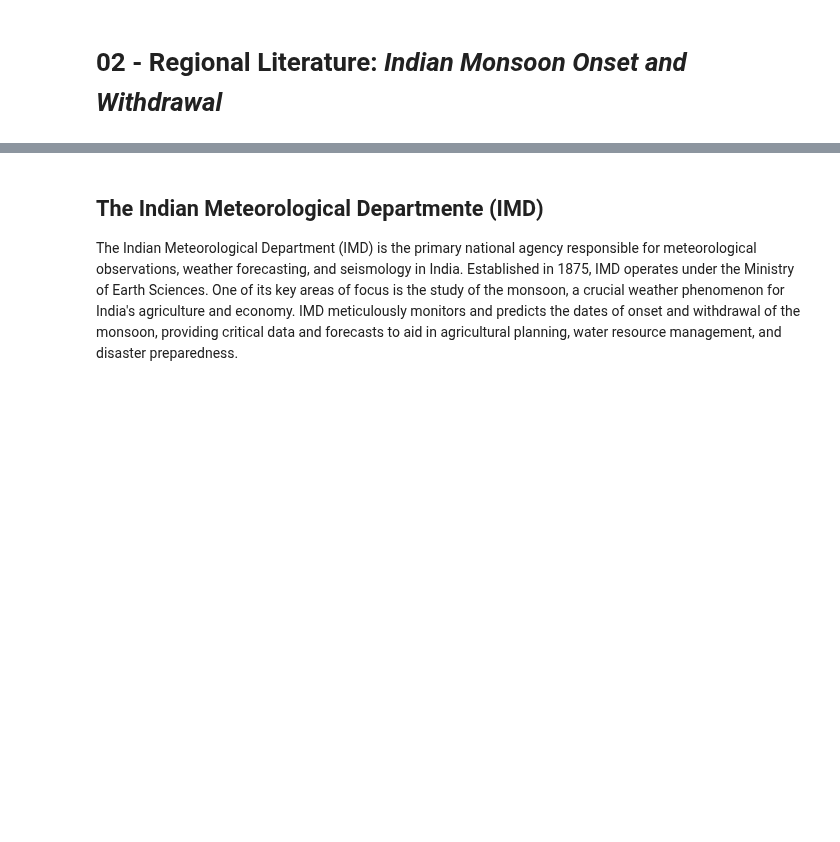
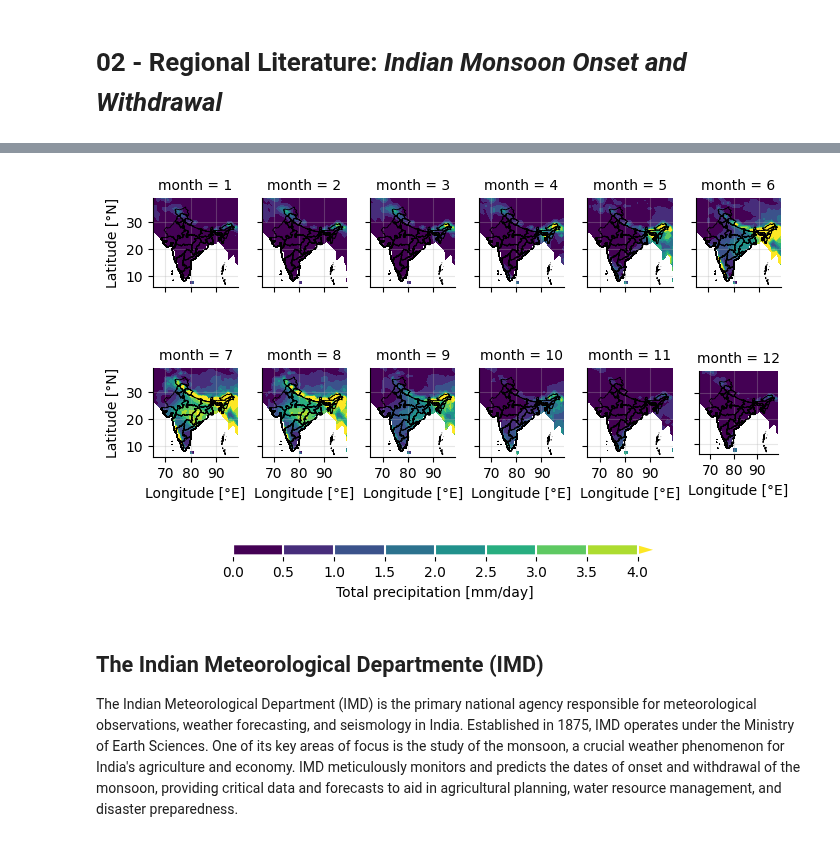
Before and after one commit to JGrassi97/XSeasonsDetect, a Jupyter notebook: notebooks/02_regional_literature.ipynb, the cells around one changed output, grey strips where cells are left out. Saved outputs shown, nothing was run; the diff lists cells and outputs as text; code cells hidden in the pictures; blank space fills up the shorter version.

```diff
--- a/notebooks/02_regional_literature.ipynb
+++ b/notebooks/02_regional_literature.ipynb
@@ -66,15 +66,19 @@ precipitation_data_monthly = precipitation_data.groupby('time.month').mean()
 # Renaming for better image display
 precipitation_data_monthly = precipitation_data_monthly.rename('Total precipitation [mm/day]')
 # %%
+mm = 1/25.4
+
 # Plotting
-plot = precipitation_data_monthly.plot.contourf(col='month', col_wrap=3, figsize=(8,9), add_colorbar = False, vmin=0, vmax=4, levels=9)
+plot = precipitation_data_monthly.plot.contourf(col='month', col_wrap=6, figsize=(180*mm,100*mm), add_colorbar = False, vmin=0, vmax=4, levels=9)
 
 # Applying the standard format function for better display of xarray plot
 standard_format( plot,
                  country_boundary   = country_boundary,
-                 # world_boundary     = world_boundary,
+                 #world_boundary     = world_boundary,
                  custom_cbar        = True
                 )
+# %% [output]
+[figure, added]
 # %% [markdown]
 ## The Indian Meteorological Departmente (IMD)
 
```
Also changed, not shown: parts of 1 cell of this notebook, 1 other file.
